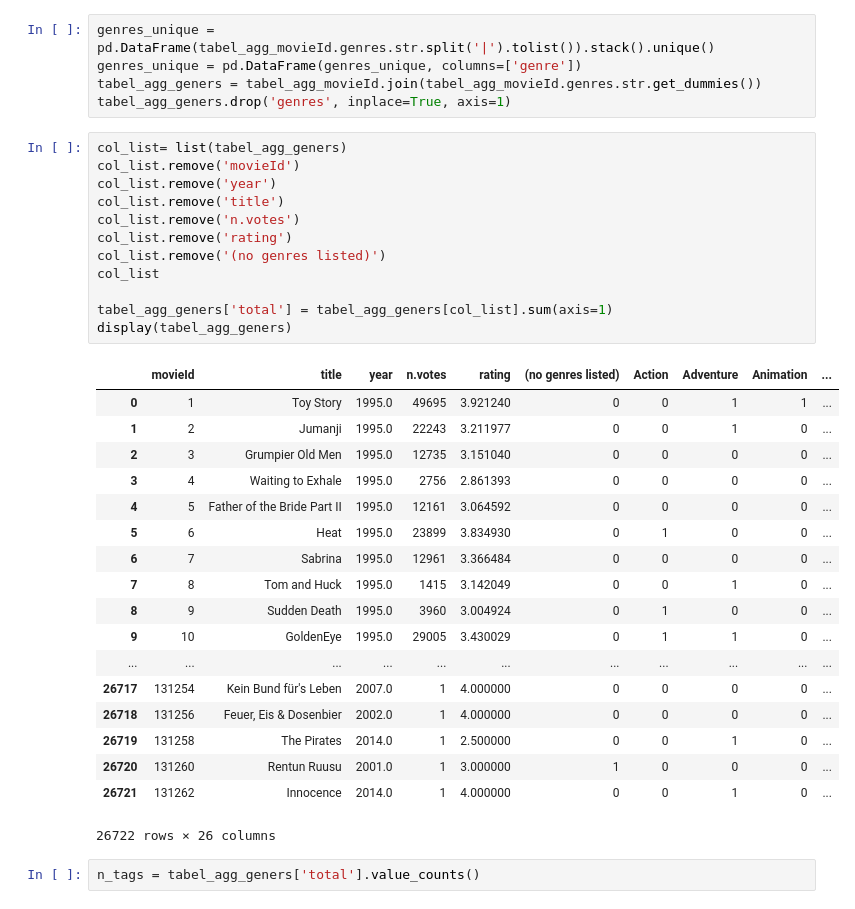
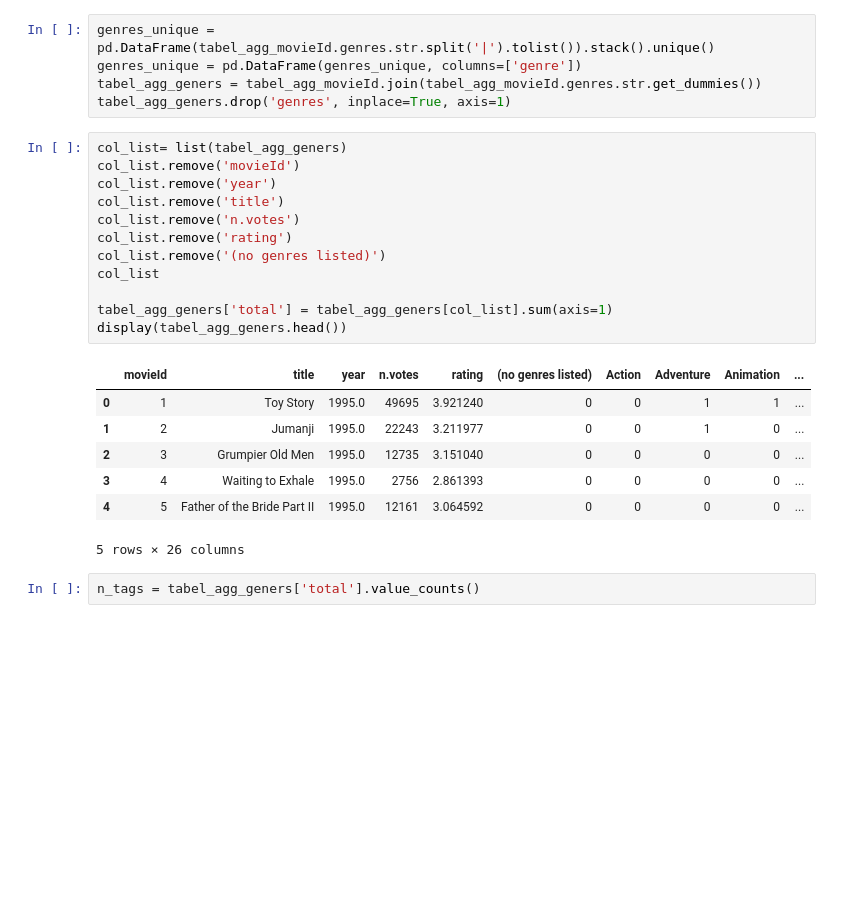
Before and after one commit to SamaraAlves/ProjetoElo7, a Jupyter notebook: Projeto ELO7.ipynb, the cells around one changed output. Saved outputs shown, nothing was run; the diff lists cells and outputs as text; blank space fills up the shorter version.

```diff
--- a/Projeto ELO7.ipynb
+++ b/Projeto ELO7.ipynb
@@ -408,34 +408,23 @@ tabel_agg_geners.drop('genres', inplace=True, axis=1)
 # %%
 col_list= list(tabel_agg_geners)
 col_list.remove('movieId')
 col_list.remove('year')
 col_list.remove('title')
 col_list.remove('n.votes')
 col_list.remove('rating')
 col_list.remove('(no genres listed)')
 col_list
 
 tabel_agg_geners['total'] = tabel_agg_geners[col_list].sum(axis=1)
-display(tabel_agg_geners)
+display(tabel_agg_geners.head())
 # %% [output]
 |  | movieId | title | year | n.votes | rating | (no genres listed) | Action | Adventure | Animation | ... |
 | 0 | 1 | Toy Story | 1995.0 | 49695 | 3.921240 | 0 | 0 | 1 | 1 | ... |
 | 1 | 2 | Jumanji | 1995.0 | 22243 | 3.211977 | 0 | 0 | 1 | 0 | ... |
 | 2 | 3 | Grumpier Old Men | 1995.0 | 12735 | 3.151040 | 0 | 0 | 0 | 0 | ... |
 | 3 | 4 | Waiting to Exhale | 1995.0 | 2756 | 2.861393 | 0 | 0 | 0 | 0 | ... |
 | 4 | 5 | Father of the Bride Part II | 1995.0 | 12161 | 3.064592 | 0 | 0 | 0 | 0 | ... |
-| 5 | 6 | Heat | 1995.0 | 23899 | 3.834930 | 0 | 1 | 0 | 0 | ... |
-| 6 | 7 | Sabrina | 1995.0 | 12961 | 3.366484 | 0 | 0 | 0 | 0 | ... |
-| 7 | 8 | Tom and Huck | 1995.0 | 1415 | 3.142049 | 0 | 0 | 1 | 0 | ... |
-| 8 | 9 | Sudden Death | 1995.0 | 3960 | 3.004924 | 0 | 1 | 0 | 0 | ... |
-| 9 | 10 | GoldenEye | 1995.0 | 29005 | 3.430029 | 0 | 1 | 1 | 0 | ... |
-| ... | ... | ... | ... | ... | ... | ... | ... | ... | ... | ... |
-| 26717 | 131254 | Kein Bund für's Leben | 2007.0 | 1 | 4.000000 | 0 | 0 | 0 | 0 | ... |
-| 26718 | 131256 | Feuer, Eis & Dosenbier | 2002.0 | 1 | 4.000000 | 0 | 0 | 0 | 0 | ... |
-| 26719 | 131258 | The Pirates | 2014.0 | 1 | 2.500000 | 0 | 0 | 1 | 0 | ... |
-| 26720 | 131260 | Rentun Ruusu | 2001.0 | 1 | 3.000000 | 1 | 0 | 0 | 0 | ... |
-| 26721 | 131262 | Innocence | 2014.0 | 1 | 4.000000 | 0 | 0 | 1 | 0 | ... |
-26722 rows × 26 columns
+5 rows × 26 columns
 # %%
 n_tags = tabel_agg_geners['total'].value_counts()
 # %%
```
